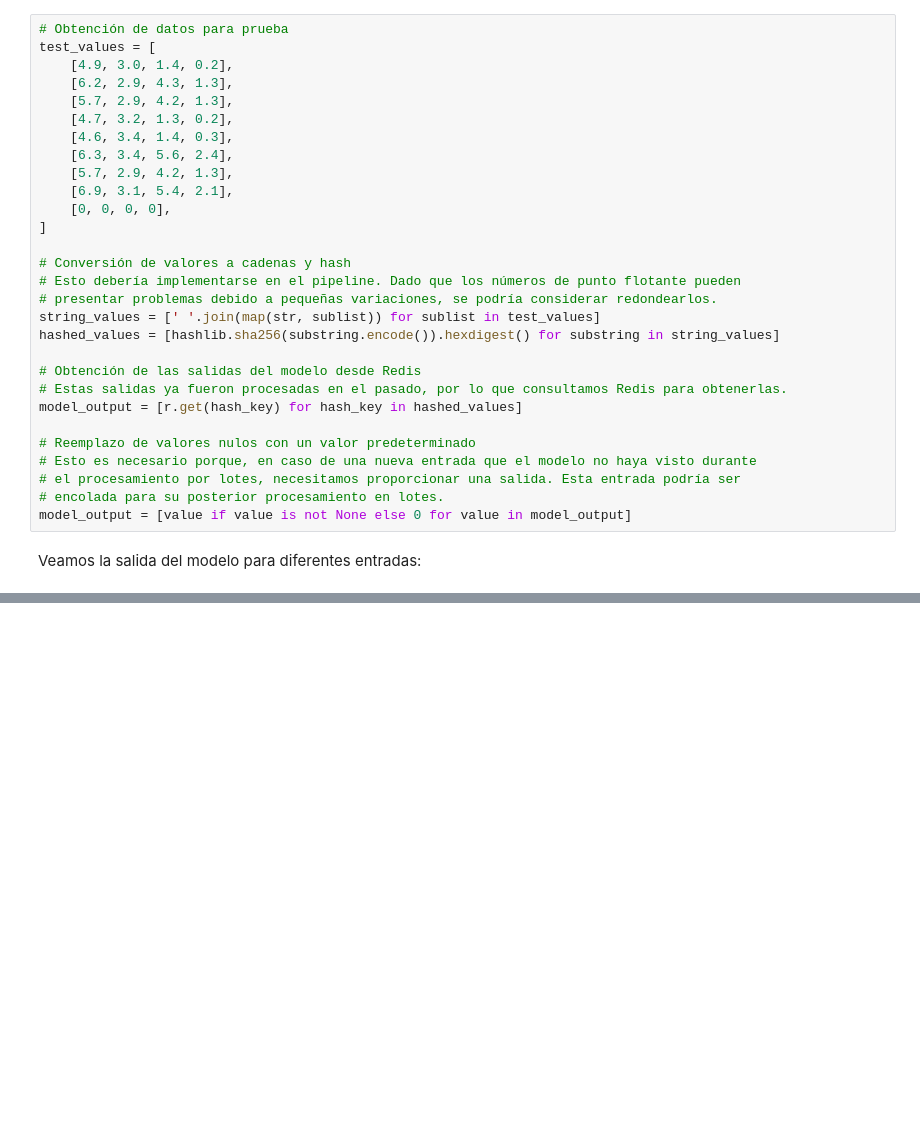
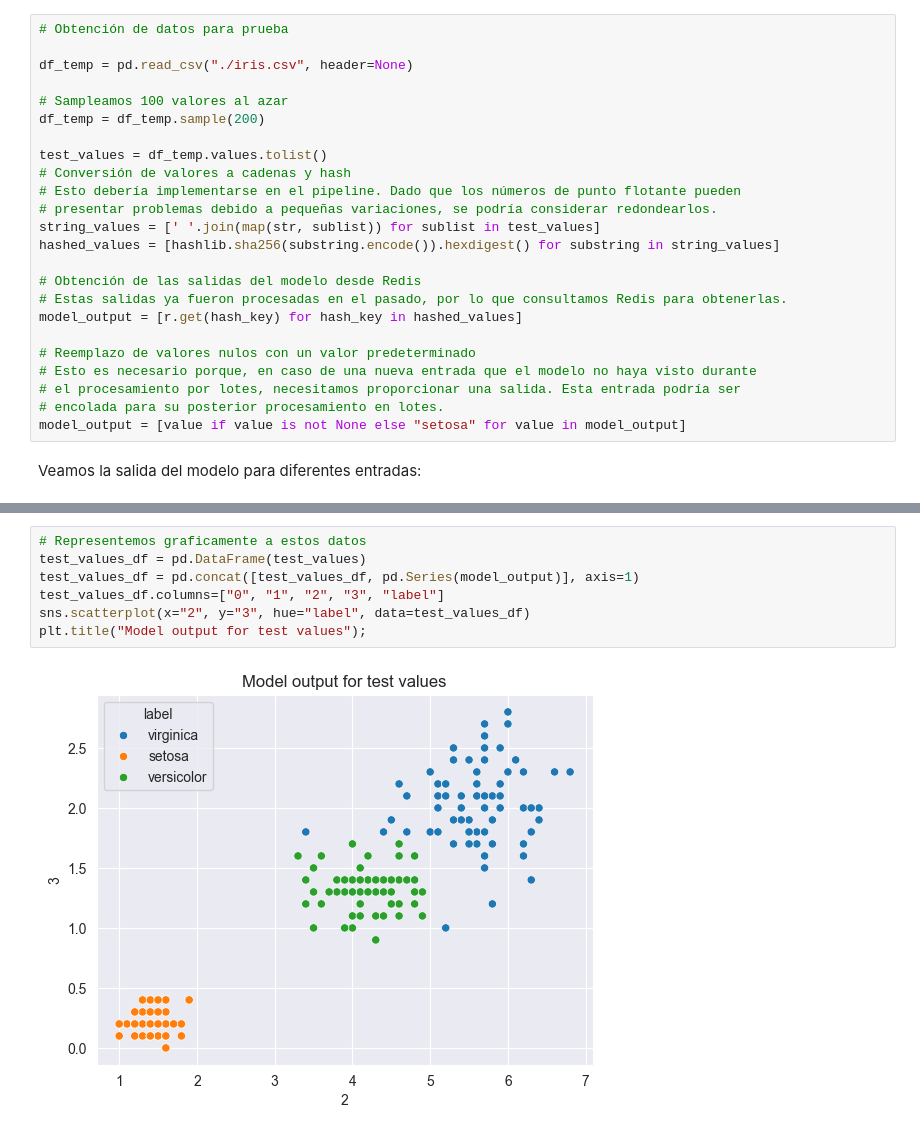
Before and after one commit to facundolucianna/amq2-service-ml, a Jupyter notebook: notebook_redis_out/redis_out.ipynb, the cells around one changed output, grey strips where cells are left out. Drawn from its saved outputs; the diff is of its cells as text; blank space fills up the shorter version.

```diff
--- a/notebook_redis_out/redis_out.ipynb
+++ b/notebook_redis_out/redis_out.ipynb
@@ -14,18 +18,13 @@ La ventaja de utilizar Redis en este contexto radica en su capacidad para almace
 r = redis.Redis(host='localhost', port=6379, decode_responses=True)
 # %%
 # Obtención de datos para prueba
-test_values = [
-    [4.9, 3.0, 1.4, 0.2],
-    [6.2, 2.9, 4.3, 1.3],
-    [5.7, 2.9, 4.2, 1.3],
-    [4.7, 3.2, 1.3, 0.2],
-    [4.6, 3.4, 1.4, 0.3],
-    [6.3, 3.4, 5.6, 2.4],
-    [5.7, 2.9, 4.2, 1.3],
-    [6.9, 3.1, 5.4, 2.1],
-    [0, 0, 0, 0],
-]
 
+df_temp = pd.read_csv("./iris.csv", header=None)
+
+# Sampleamos 100 valores al azar
+df_temp = df_temp.sample(200)
+
+test_values = df_temp.values.tolist()
 # Conversión de valores a cadenas y hash
 # Esto debería implementarse en el pipeline. Dado que los números de punto flotante pueden
 # presentar problemas debido a pequeñas variaciones, se podría considerar redondearlos.
@@ -40,7 +39,7 @@ model_output = [r.get(hash_key) for hash_key in hashed_values]
 # Esto es necesario porque, en caso de una nueva entrada que el modelo no haya visto durante
 # el procesamiento por lotes, necesitamos proporcionar una salida. Esta entrada podría ser
 # encolada para su posterior procesamiento en lotes.
-model_output = [value if value is not None else 0 for value in model_output]
+model_output = [value if value is not None else "setosa" for value in model_output]
 # %% [markdown]
 Veamos la salida del modelo para diferentes entradas:
 # %%
@@ -69,0 +68,9 @@ El modelo predice que: 0
+# %%
+# Representemos graficamente a estos datos
+test_values_df = pd.DataFrame(test_values)
+test_values_df = pd.concat([test_values_df, pd.Series(model_output)], axis=1)
+test_values_df.columns=["0", "1", "2", "3", "label"]
+sns.scatterplot(x="2", y="3", hue="label", data=test_values_df)
+plt.title("Model output for test values");
+# %% [output]
+[figure, added]
```
Also changed, not shown: parts of 2 cells of this notebook, 13 other files.
